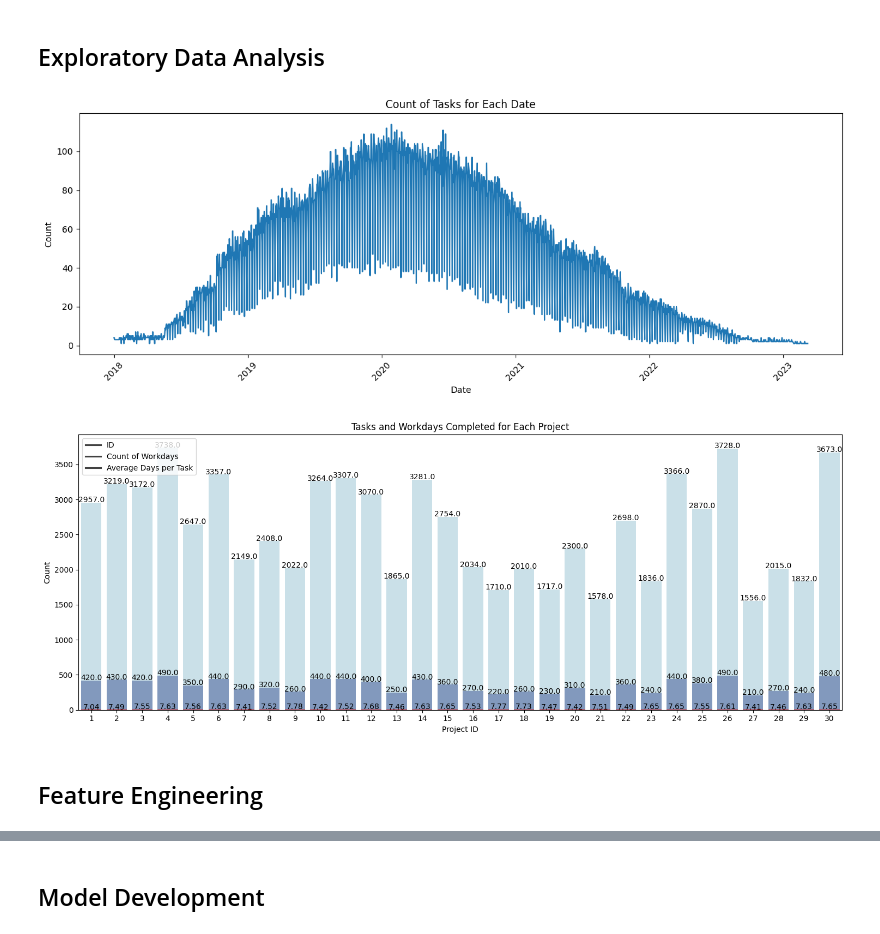
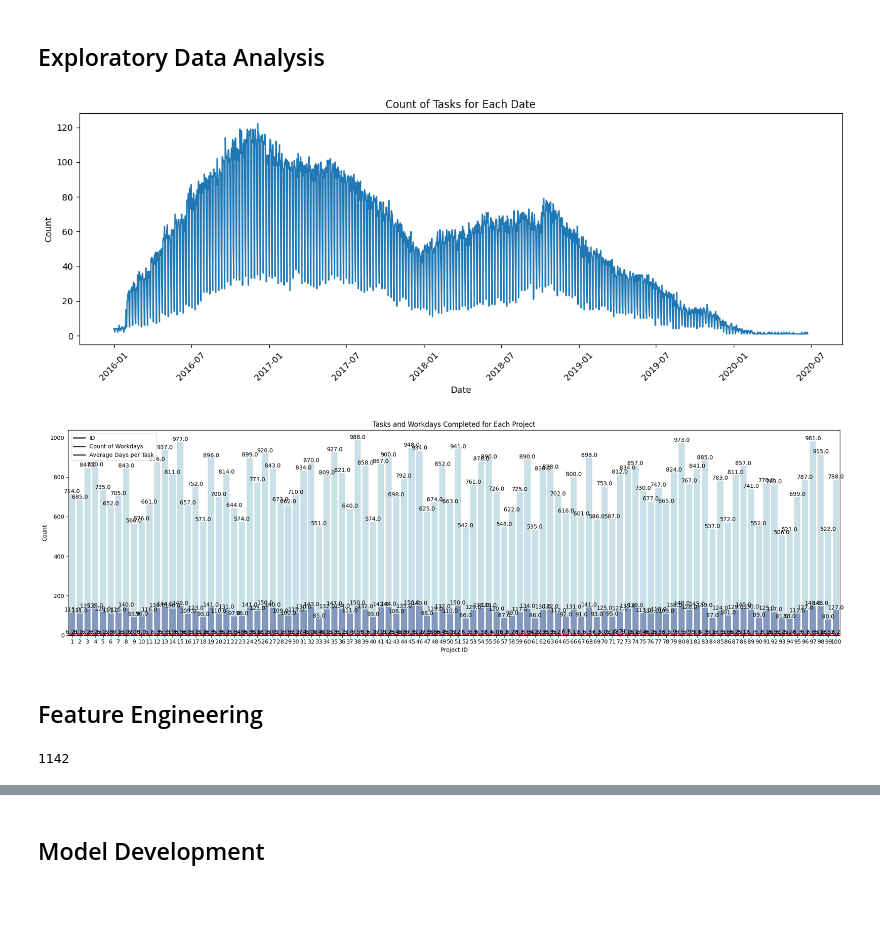
Before and after one commit to radicu/method, a Jupyter notebook: task_model.ipynb, the cells around one changed output, grey strips where cells are left out. Saved outputs shown, nothing was run; the diff lists cells and outputs as text; code cells hidden in the pictures; blank space fills up the shorter version.

Commit message:
new data 100 projects

```diff
--- a/task_model.ipynb
+++ b/task_model.ipynb
@@ -20,9 +21,9 @@ shap.initjs()
 # %% [markdown]
 ## Read Data
 # %%
-tasks = pd.read_csv('data/task_report_30_2018.csv')
-task_detail = pd.read_csv('data/task_30_2018.csv')
-projects = pd.read_csv('data/project_report_30_2018.csv')
+tasks = pd.read_csv('data/100_2016/task_report.csv')
+task_detail = pd.read_csv('data/100_2016/task.csv')
+projects = pd.read_csv('data/100_2016/project_report.csv')
 
 # Convert to datetime
 tasks['Date'] = pd.to_datetime(tasks['Date'])
@@ -45,32 +46,32 @@ plt.xticks(rotation=45)
 plt.tight_layout()
 plt.show()
 # %% [output]
-[figure, old version]
+[figure, new version]
 # %%
 project_counts = tasks.groupby(['ProjectID','ID']).size().reset_index(name='Count')
 project_counts = project_counts.groupby('ProjectID').agg({'ID':'count','Count':'sum'}).reset_index()
 project_counts = project_counts.astype(int)
 project_counts['AvgDaysPerTask'] = (project_counts['Count'] / project_counts['ID']).round(2)
 # %%
-plt.figure(figsize=(15, 6))
+plt.figure(figsize=(20, 6))
 sns.barplot(data=project_counts, x='ProjectID', y='ID', color='navy')
 sns.barplot(data=project_counts, x='ProjectID', y='Count', color='lightblue', alpha=0.7)
 sns.barplot(data=project_counts, x='ProjectID', y='AvgDaysPerTask', color='red')
 
 # Adding count labels on top of the bars
 for index, row in project_counts.iterrows():
     plt.text(row.name, row['ID'] + 5, row['ID'], color='black', ha="center")
     plt.text(row.name, row['Count'] + 5, row['Count'], color='black', ha="center")
     plt.text(row.name, row['AvgDaysPerTask'] + 2, row['AvgDaysPerTask'], color='black', ha="center")
 
 plt.title('Tasks and Workdays Completed for Each Project')
 plt.xlabel('Project ID')
 plt.ylabel('Count')
 plt.legend(['ID', 'Count of Workdays', 'Average Days per Task'], loc='upper left')
 plt.tight_layout()
 plt.show()
 # %% [output]
-[figure, old version]
+[figure, new version]
 # %% [markdown]
 ## Feature Engineering
 # %%
@@ -104,3 +99,7 @@ test_idx = tasks.loc[tasks['ProjectID'].isin([28,29,30])].index.tolist()
+# %%
+len(test_idx)
+# %% [output]
+1142
 # %%
 # Remove unnecessary Columns
 tasks_df =  tasks.drop(columns=['Date','ID','ProjectID','Name','StartDate','EndDate','ActualStartDate','ActualEndDate'])
```
Also changed, not shown: parts of 22 cells of this notebook, 17 other files.
